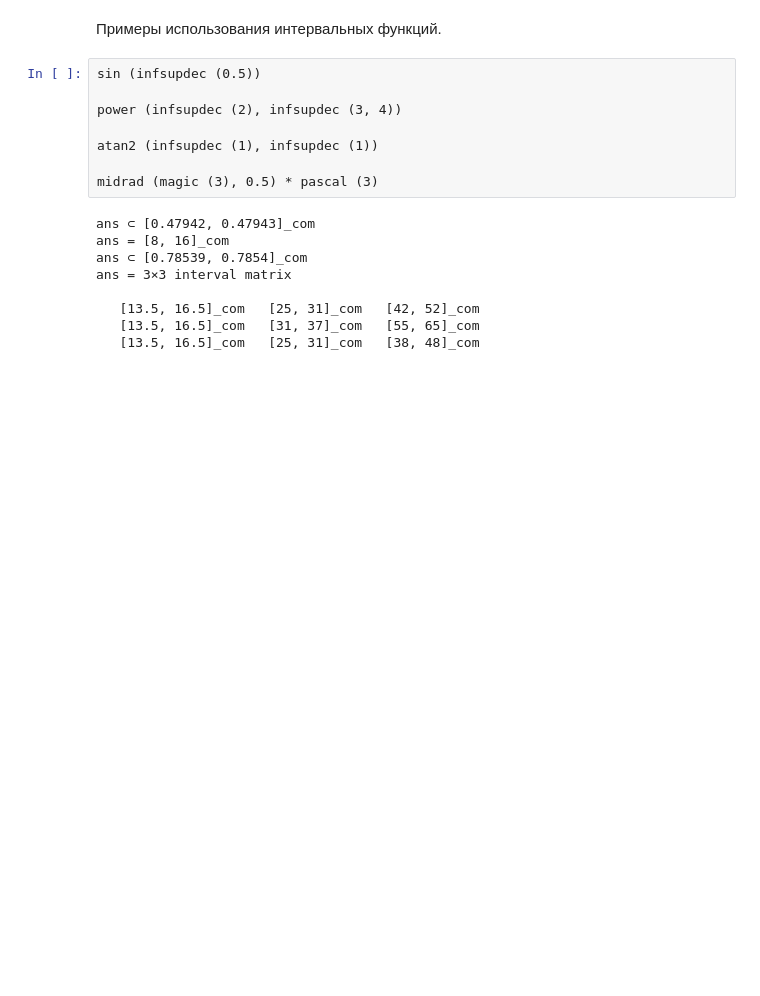
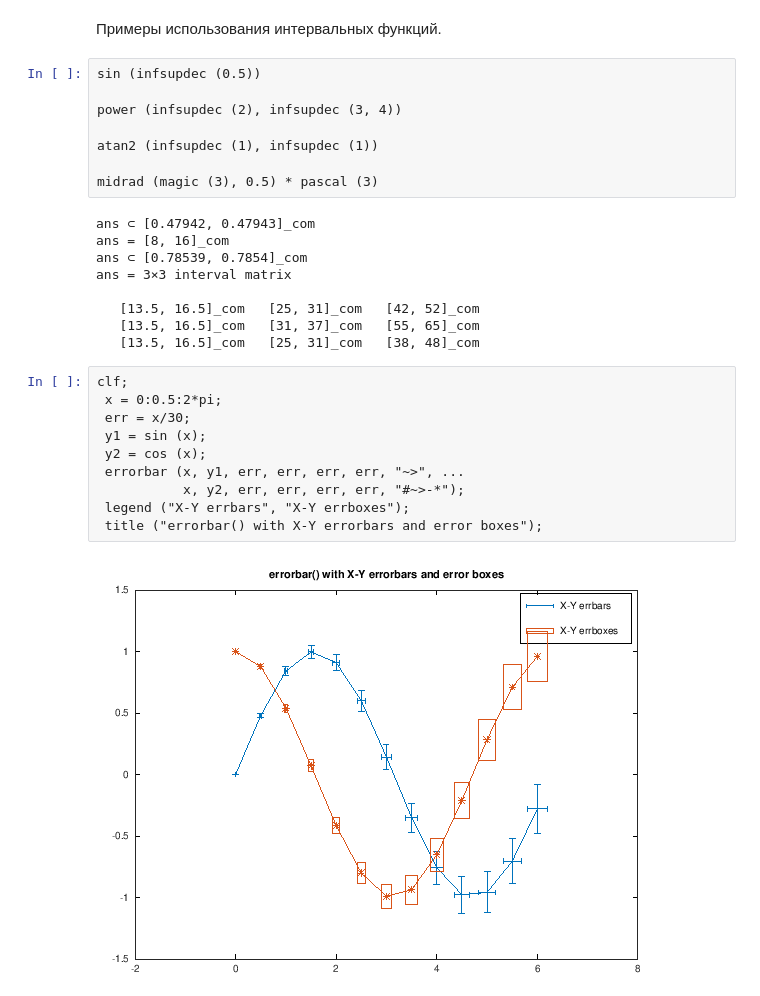
Before and after one commit to szhilin/octave-interval-examples, a Jupyter notebook: index.ipynb, the cells around one changed output. Cells and saved outputs as stored; diff of their text form; blank space fills up the shorter version.

```diff
--- a/index.ipynb
+++ b/index.ipynb
@@ -190,3 +193,15 @@ ans = 3×3 interval matrix
    [13.5, 16.5]_com   [25, 31]_com   [42, 52]_com
    [13.5, 16.5]_com   [31, 37]_com   [55, 65]_com
    [13.5, 16.5]_com   [25, 31]_com   [38, 48]_com
+# %%
+clf;
+ x = 0:0.5:2*pi;
+ err = x/30;
+ y1 = sin (x);
+ y2 = cos (x);
+ errorbar (x, y1, err, err, err, err, "~>", ...
+           x, y2, err, err, err, err, "#~>-*");
+ legend ("X-Y errbars", "X-Y errboxes");
+ title ("errorbar() with X-Y errorbars and error boxes");
+# %% [output]
+[figure, added]
```
Also changed, not shown: parts of 2 cells of this notebook.
